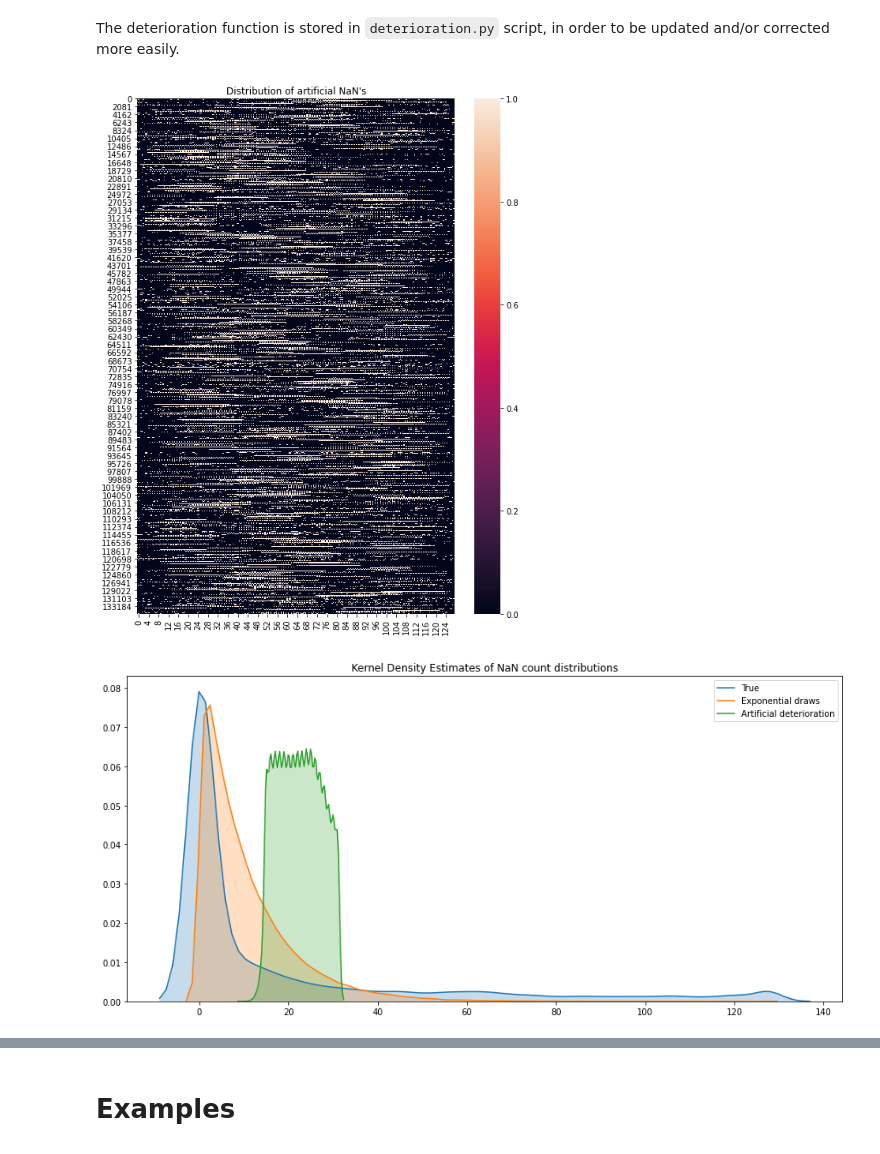
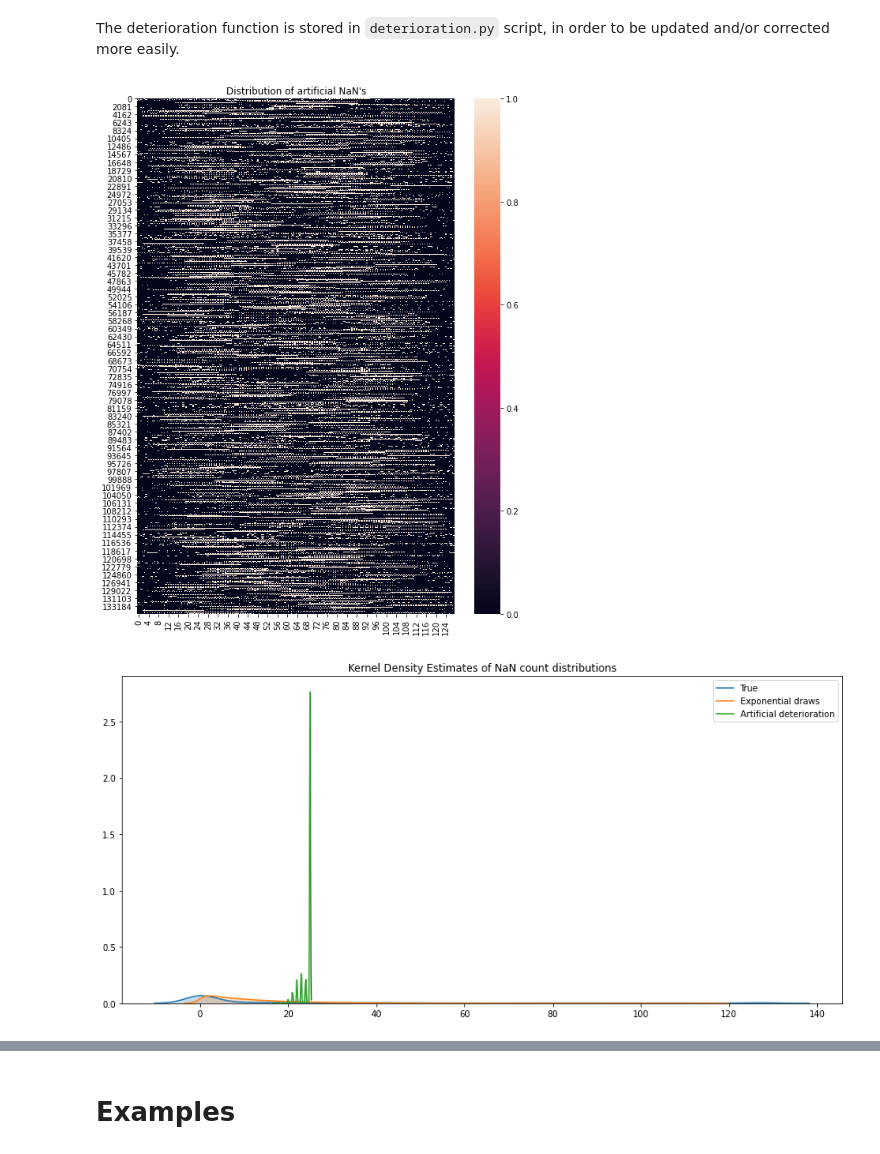
Before and after one commit to IvanBongiorni/GAN-RNN_Timeseries-imputation, a Jupyter notebook: nan_exploration.ipynb, the cells around one changed output, grey strips where cells are left out. Cells and saved outputs as stored; diff of their text form; code cells hidden in the pictures.

```diff
--- a/nan_exploration.ipynb
+++ b/nan_exploration.ipynb
@@ -67,9 +68,13 @@ My deterioration function will have to replicate both.
 RNNs will be fed with input series that are subsets of the whole trends, with their length being determined by parameter '`len_input`' from `config.yaml`.
 # %%
 # Extract few trends from dataset and preprocess for RNNs
-R = X[ np.random.choice(X.shape[0], size = 200, replace = False) , : ]
+R = X[ np.random.choice(X.shape[0], size=200, replace=False) , : ]
 
-R = [ tools.RNN_univariate_processing(R[i,:], 128) for i in range(R.shape[0]) ]
+def _univariate_processing(series, len_input):
+    S = [ series[i : i+len_input] for i in range(len(series)-len_input+1) ]
+    return np.stack(S)
+
+R = [ _univariate_processing(R[i,:], 128) for i in range(R.shape[0]) ]
 R = np.concatenate(R)
 
 print(R.shape)
@@ -172,20 +139,26 @@ D = apply(np.ones(R.shape), params)
+# %%
+params['size_nan'] = int(params['len_input']*params['total_nan_share'])
+D = deterioration.mask(R, params)
 # %%
 plt.figure(figsize=(9,12))
-seaborn.heatmap(np.isnan(D))
+seaborn.heatmap(D)
 plt.title("Distribution of artificial NaN's")
 plt.show()
 # %% [output]
-[figure, old version]
+[figure, new version]
+# %%
+# artificial_nan_count = (D==0) * 1
+artificial_nan_count = D.sum(axis=1)
 # %%
-artificial_nan_count = np.isnan(D).sum(axis=1)
+# artificial_nan_count = np.isnan(D).sum(axis=1)
 
 plt.figure(figsize=(15,7))
 seaborn.kdeplot(nan_count, shade = True, label = 'True')
 seaborn.kdeplot(exp_draw, shade = True, label = 'Exponential draws')
 seaborn.kdeplot(artificial_nan_count[:len(nan_count)], shade = True, label = 'Artificial deterioration')
 plt.title('Kernel Density Estimates of NaN count distributions')
 plt.legend()
 plt.show()
 # %% [output]
-[figure, old version]
+[figure, new version]
 # %% [markdown]
```
Also changed, not shown: parts of 10 cells of this notebook.
